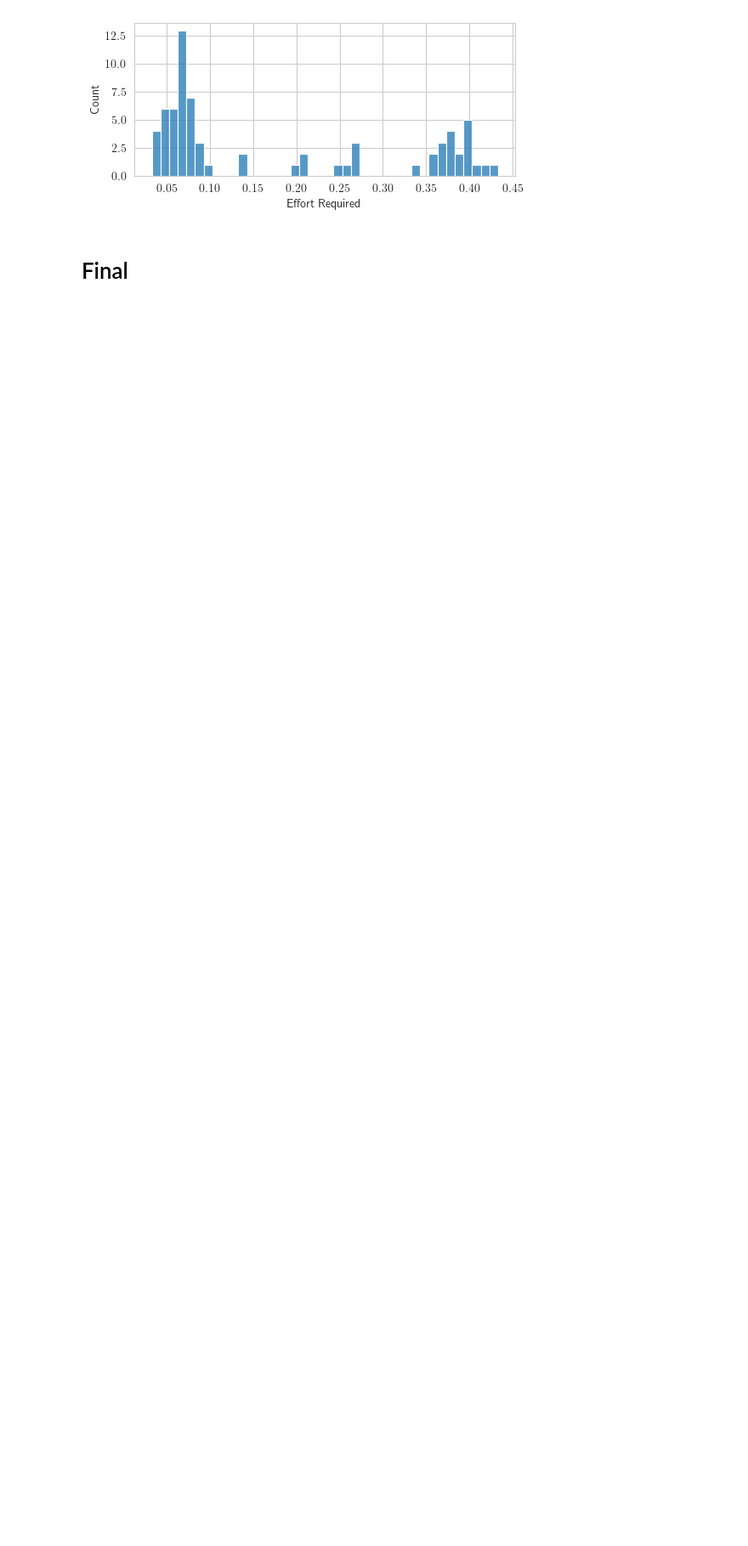
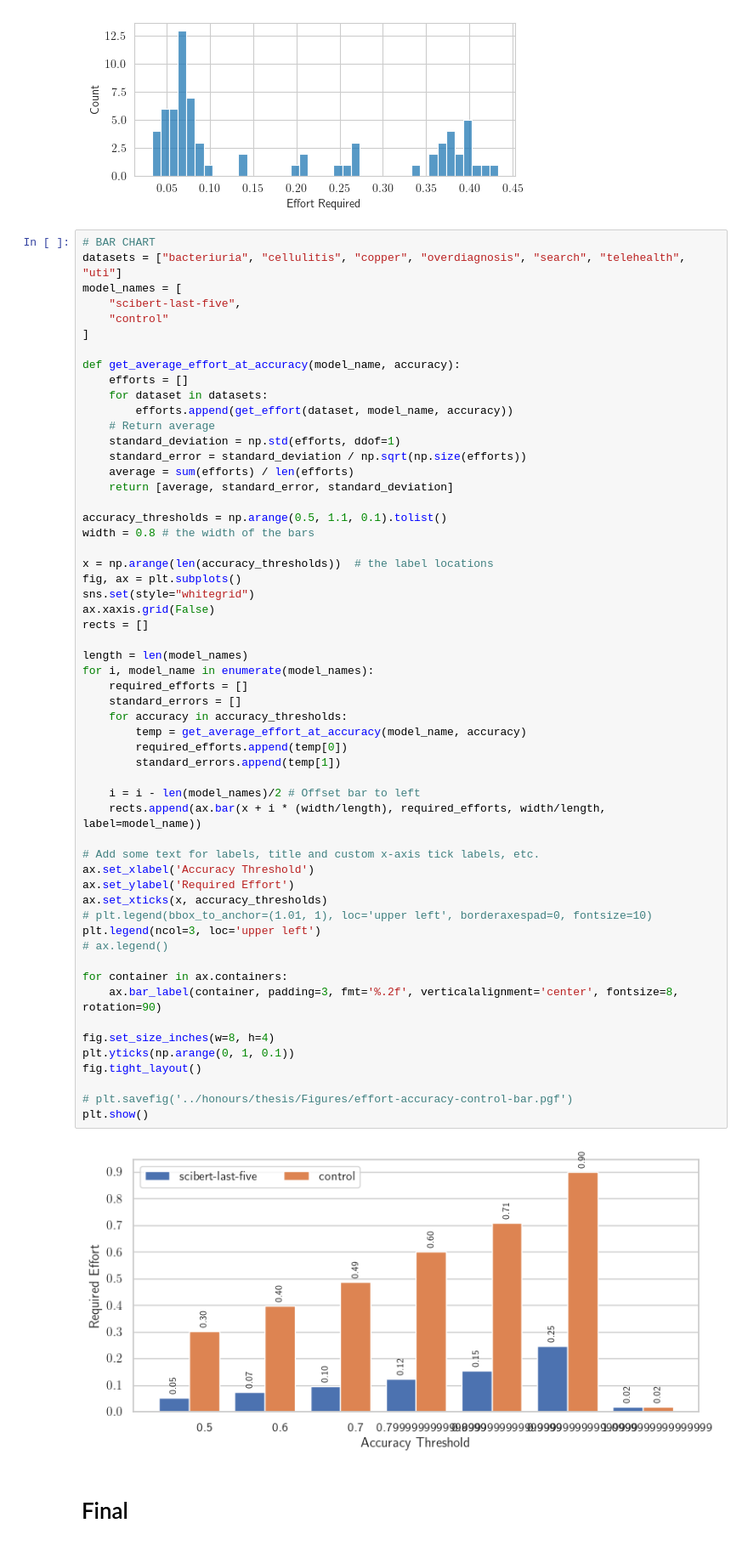
Before and after one commit to connorf25/automated-screening, a Jupyter notebook: stats-analysis.ipynb, the cells around one changed output. Shown at 85% size. Cells and saved outputs as stored; diff of their text form; blank space fills up the shorter version.

Commit message:
feat: Add barchart with control

```diff
--- a/stats-analysis.ipynb
+++ b/stats-analysis.ipynb
@@ -213,6 +213,64 @@ fig.tight_layout()
 plt.show()
 # %% [output]
 [figure]
+# %%
+# BAR CHART
+datasets = ["bacteriuria", "cellulitis", "copper", "overdiagnosis", "search", "telehealth", "uti"]
+model_names = [
+    "scibert-last-five",
+    "control"
+]
+
+def get_average_effort_at_accuracy(model_name, accuracy):
+    efforts = []
+    for dataset in datasets:
+        efforts.append(get_effort(dataset, model_name, accuracy))
+    # Return average
+    standard_deviation = np.std(efforts, ddof=1)
+    standard_error = standard_deviation / np.sqrt(np.size(efforts))
+    average = sum(efforts) / len(efforts)
+    return [average, standard_error, standard_deviation]
+
+accuracy_thresholds = np.arange(0.5, 1.1, 0.1).tolist()
+width = 0.8 # the width of the bars
+
+x = np.arange(len(accuracy_thresholds))  # the label locations
+fig, ax = plt.subplots()
+sns.set(style="whitegrid")
+ax.xaxis.grid(False)
+rects = []
+
+length = len(model_names)
+for i, model_name in enumerate(model_names):
+    required_efforts = []
+    standard_errors = []
+    for accuracy in accuracy_thresholds:
+        temp = get_average_effort_at_accuracy(model_name, accuracy)
+        required_efforts.append(temp[0])
+        standard_errors.append(temp[1])
+
+    i = i - len(model_names)/2 # Offset bar to left
+    rects.append(ax.bar(x + i * (width/length), required_efforts, width/length, label=model_name))
+
+# Add some text for labels, title and custom x-axis tick labels, etc.
+ax.set_xlabel('Accuracy Threshold')
+ax.set_ylabel('Required Effort')
+ax.set_xticks(x, accuracy_thresholds)
+# plt.legend(bbox_to_anchor=(1.01, 1), loc='upper left', borderaxespad=0, fontsize=10)
+plt.legend(ncol=3, loc='upper left')
+# ax.legend()
+
+for container in ax.containers:
+    ax.bar_label(container, padding=3, fmt='%.2f', verticalalignment='center', fontsize=8, rotation=90)
+
+fig.set_size_inches(w=8, h=4)
+plt.yticks(np.arange(0, 1, 0.1))
+fig.tight_layout()
+
+# plt.savefig('../honours/thesis/Figures/effort-accuracy-control-bar.pgf')
+plt.show()
+# %% [output]
+[figure, added]
 # %% [markdown]
 # Final
 # %%
```
